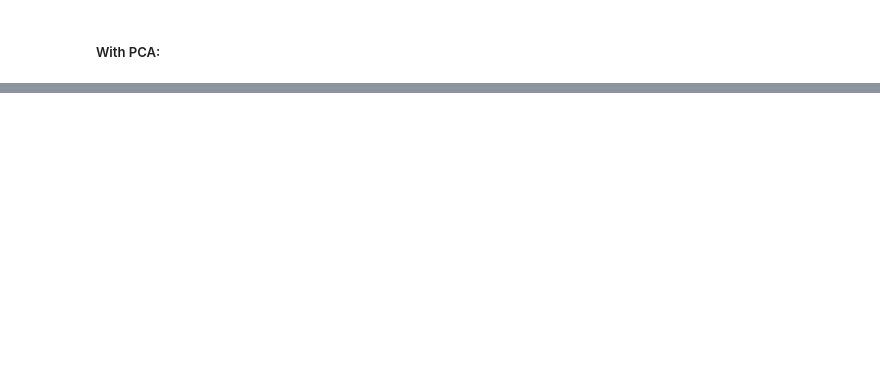
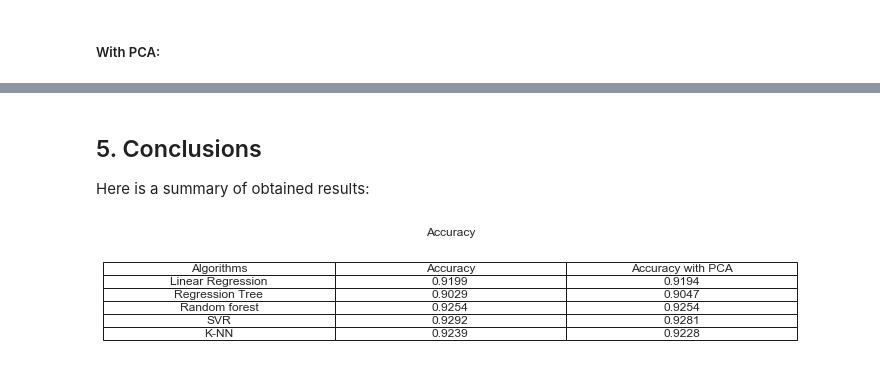
Before and after one commit to taba95/DataSpaces, a Jupyter notebook: Tesina.ipynb, the cells around one changed output, grey strips where cells are left out. Cells and saved outputs as stored; diff of their text form; code cells hidden in the pictures; blank space fills up the shorter version.

```diff
--- a/Tesina.ipynb
+++ b/Tesina.ipynb
@@ -656,0 +705,20 @@ Accuracy: 0.9231967943009796
+# %% [markdown]
+## 5. Conclusions<a name="end">
+
+Here is a summary of obtained results:
+# %%
+columns = [ 'Algorithms' ,'Accuracy', 'Accuracy with PCA']
+values = [['Linear Regression', '{:0.4f}'.format(lr_accuracy), '{:0.4f}'.format(lr_accuracy_pca)],
+         ['Regression Tree', '{:0.4f}'.format(dt_accuracy), '{:0.4f}'.format(dt_accuracy_pca)],
+         ['Random forest', '{:0.4f}'.format(rf_accuracy), '{:0.4f}'.format(rf_accuracy_pca)],
+         ['SVR', '{:0.4f}'.format(svm_accuracy), '{:0.4f}'.format(svm_accuracy_pca)],
+         ['K-NN', '{:0.4f}'.format(knn_accuracy), '{:0.4f}'.format(knn_accuracy_pca)]]
+fig, ax = plt.subplots(figsize=(10,2))
+ax.axis('off')
+ax.axis('tight')
+ax.table(cellText=values, colLabels=columns, loc='center', cellLoc='center')
+fig.tight_layout()
+plt.title("Accuracy")
+plt.show()
+# %% [output]
+[figure, added]
```
Also changed, not shown: parts of 55 cells of this notebook.
